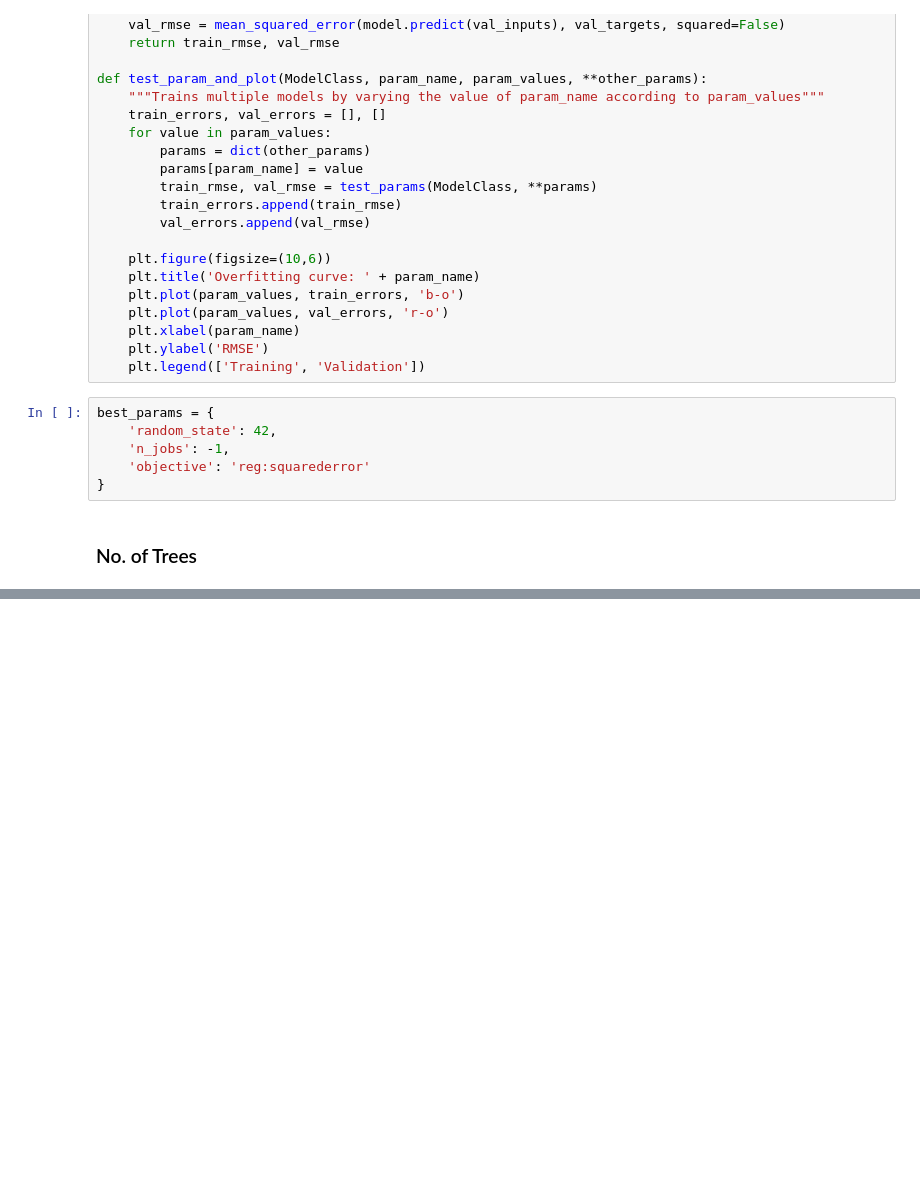
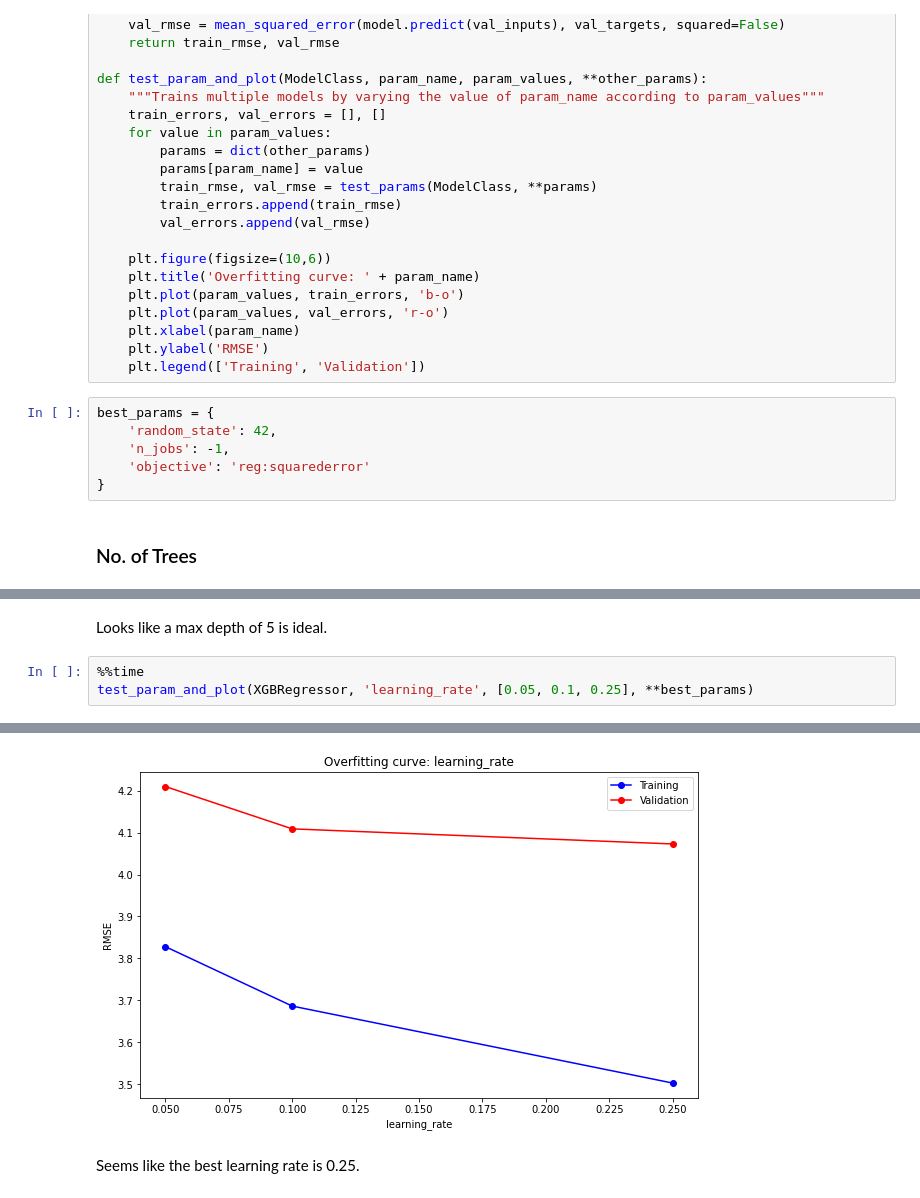
Before and after one commit to Abhinav-abhi/TSSpython_20b090002, a Jupyter notebook: Taxifairprediction.ipynb, the cells around one changed output, grey strips where cells are left out. Saved outputs shown, nothing was run; the diff lists cells and outputs as text; blank space fills up the shorter version.

```diff
--- a/Taxifairprediction.ipynb
+++ b/Taxifairprediction.ipynb
@@ -1015,0 +1030,6 @@ test_param_and_plot(XGBRegressor, 'n_estimators', [100, 250, 500], **best_params
+# %% [markdown]
+Looks like a max depth of 5 is ideal.
+# %%
+%%time
+test_param_and_plot(XGBRegressor, 'learning_rate', [0.05, 0.1, 0.25], **best_params)
+# %% [output]
@@ -1015,0 +1038,3 @@ test_param_and_plot(XGBRegressor, 'n_estimators', [100, 250, 500], **best_params
+[figure, added]
+# %% [markdown]
+Seems like the best learning rate is 0.25.
```
Also changed, not shown: parts of 10 cells of this notebook.
